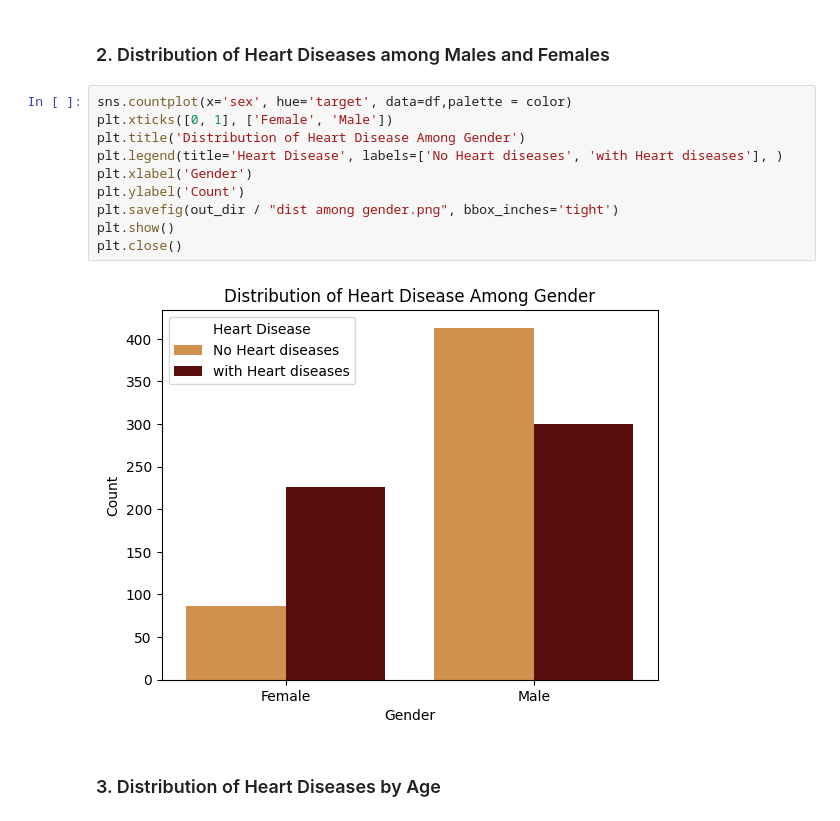
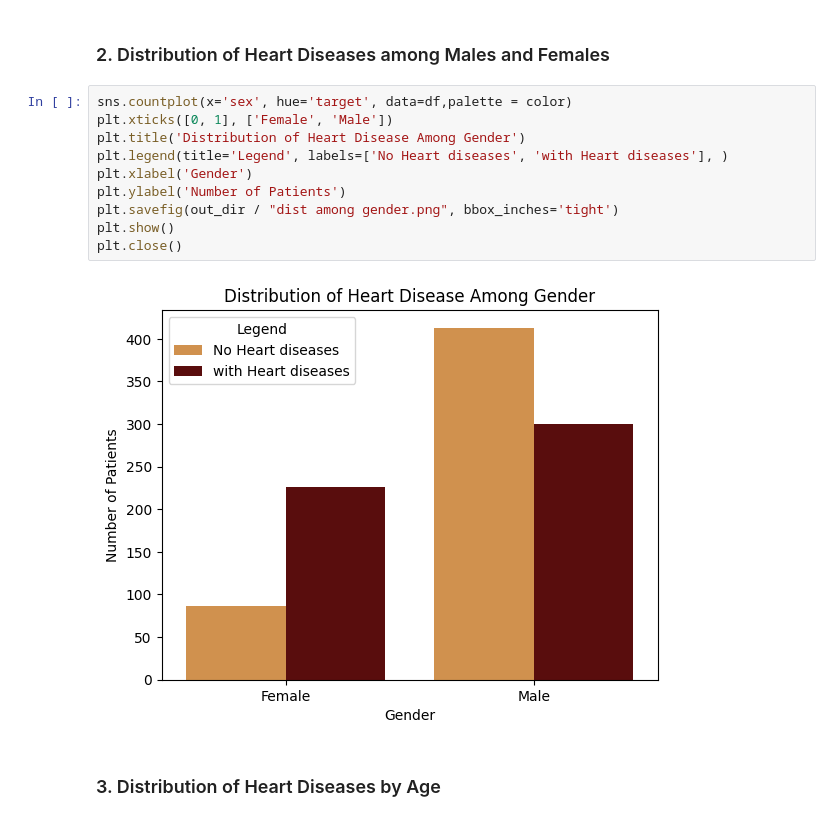
Before and after one commit to MartinKyng/Healthcare, a Jupyter notebook: main.ipynb, the cells around one changed output. Drawn from its saved outputs; the diff is of its cells as text.

```diff
--- a/main.ipynb
+++ b/main.ipynb
@@ -267,14 +287,14 @@ plt.close()
 # %%
 sns.countplot(x='sex', hue='target', data=df,palette = color)
 plt.xticks([0, 1], ['Female', 'Male'])
 plt.title('Distribution of Heart Disease Among Gender')
-plt.legend(title='Heart Disease', labels=['No Heart diseases', 'with Heart diseases'], )
+plt.legend(title='Legend', labels=['No Heart diseases', 'with Heart diseases'], )
 plt.xlabel('Gender')
-plt.ylabel('Count')
+plt.ylabel('Number of Patients')
 plt.savefig(out_dir / "dist among gender.png", bbox_inches='tight')
 plt.show()
 plt.close()
 # %% [output]
-[figure, old version]
+[figure, new version]
 # %% [markdown]
 ### 3. Distribution of Heart Diseases by Age
```
Also changed, not shown: parts of 36 cells of this notebook, 6 other files.
